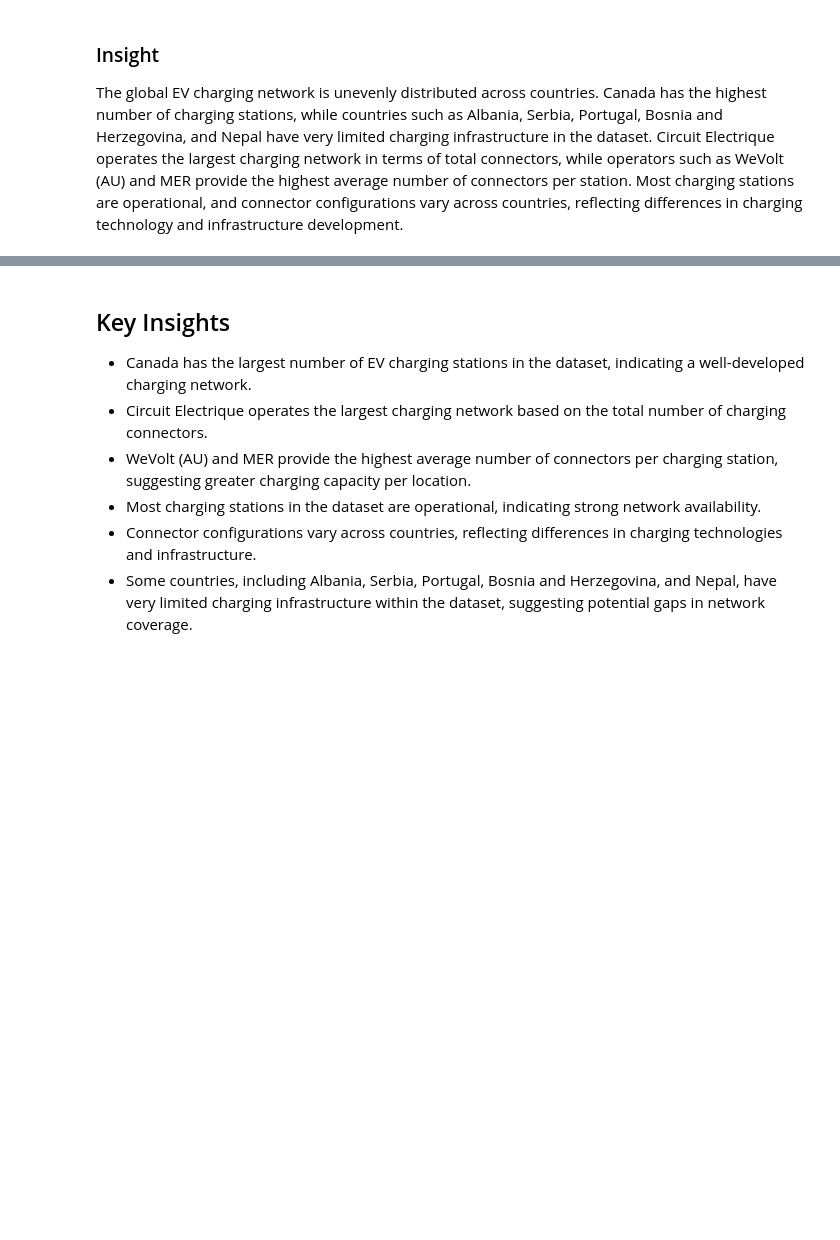
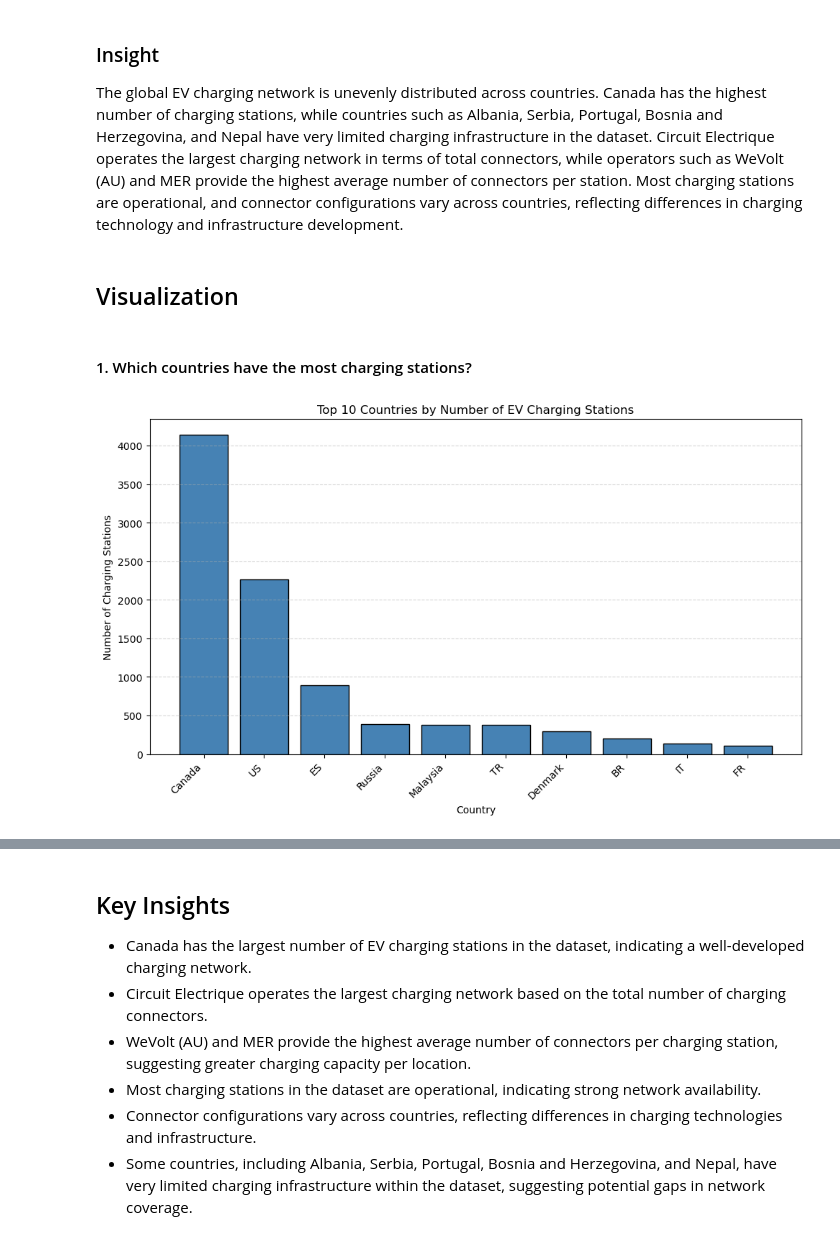
Before and after one commit to kenetworkltd-oss/Data_Analytics_Portfolio, a Jupyter notebook: Project_03_Global_EV_Charging_Stations_Analysis/Global_EV_Charging_Stations_Analysis.ipynb, the cells around one changed output, grey strips where cells are left out. Saved outputs shown, nothing was run; the diff lists cells and outputs as text; code cells hidden in the pictures; blank space fills up the shorter version.

```diff
--- a/Project_03_Global_EV_Charging_Stations_Analysis/Global_EV_Charging_Stations_Analysis.ipynb
+++ b/Project_03_Global_EV_Charging_Stations_Analysis/Global_EV_Charging_Stations_Analysis.ipynb
@@ -133,9 +133,7 @@ Before replacing missing values, each affected record was inspected individually
 # clean the address column where missing values by filling it through the condition of
 
 # For rows where 'address' is missing, copy the value from the 'title' column and give it same value found there.
-clean_df.loc[
-    clean_df["address"].isnull(),"address"] = clean_df.loc[ clean_df["address"].isnull(),"title"
-]
+clean_df.loc[ clean_df["address"].isnull(),"address"] = clean_df.loc[ clean_df["address"].isnull(),"title"]
 
 #verify if it has been applied
 clean_df["address"].isnull().sum()
@@ -489,3 +488,34 @@ What are the key characteristics of the global EV charging network?
 ### Insight
 
 The global EV charging network is unevenly distributed across countries. Canada has the highest number of charging stations, while countries such as Albania, Serbia, Portugal, Bosnia and Herzegovina, and Nepal have very limited charging infrastructure in the dataset. Circuit Electrique operates the largest charging network in terms of total connectors, while operators such as WeVolt (AU) and MER provide the highest average number of connectors per station. Most charging stations are operational, and connector configurations vary across countries, reflecting differences in charging technology and infrastructure development.
+# %% [markdown]
+## Visualization
+# %% [markdown]
+#### 1. Which countries have the most charging stations?
+# %%
+#Barchart
+
+import matplotlib.pyplot as plt
+#created country_station variable that consist of country in the dataframe using value count,(count aggregate for each section) then sort each country from highest to lowest
+country_stations = (clean_df["country"].value_counts() .sort_values(ascending=False))
+
+#extracting out 10 head country from country_stations
+top_10_countries = country_stations.head(10)
+
+plt.figure(figsize=(10, 6))
+
+plt.bar( top_10_countries.index, top_10_countries.values,color="steelblue", edgecolor="black")
+
+plt.title("Top 10 Countries by Number of EV Charging Stations")
+plt.xlabel("Country")
+plt.ylabel("Number of Charging Stations")
+
+# using xticks coz of the label word are too long,rotation=45 tilts the industry names, while ha="right" aligns them so they are easier to read.
+plt.xticks(rotation=45, ha="right")
+
+plt.grid(axis="y", linestyle="--", alpha=0.5)
+
+plt.tight_layout()
+plt.show()
+# %% [output]
+[figure, added]
```
Also changed, not shown: parts of 9 cells of this notebook, 4 other files.
